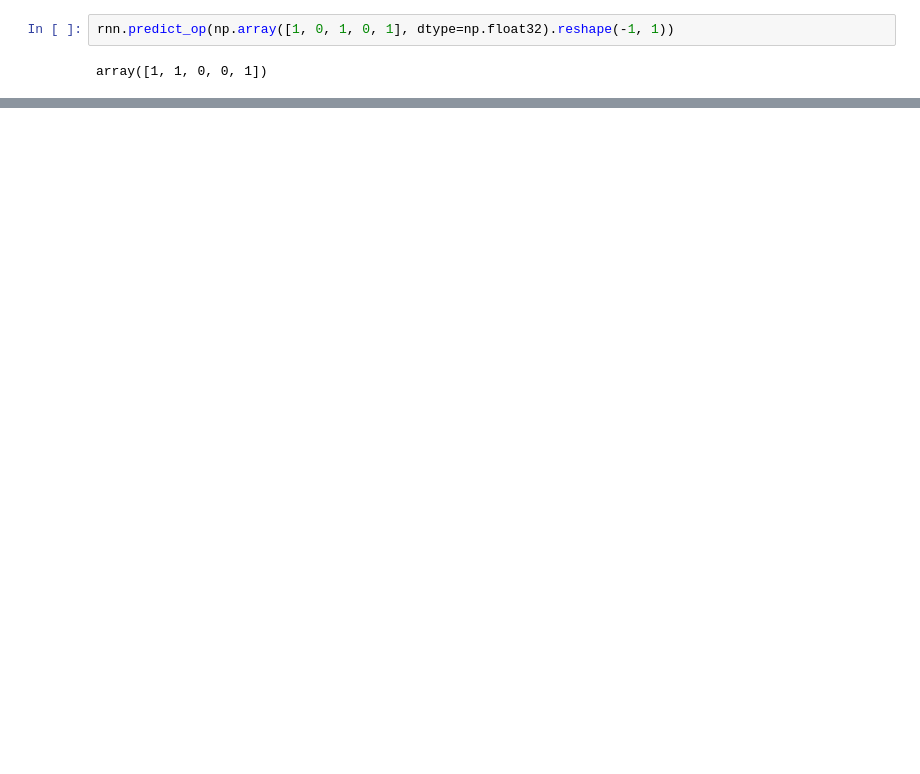
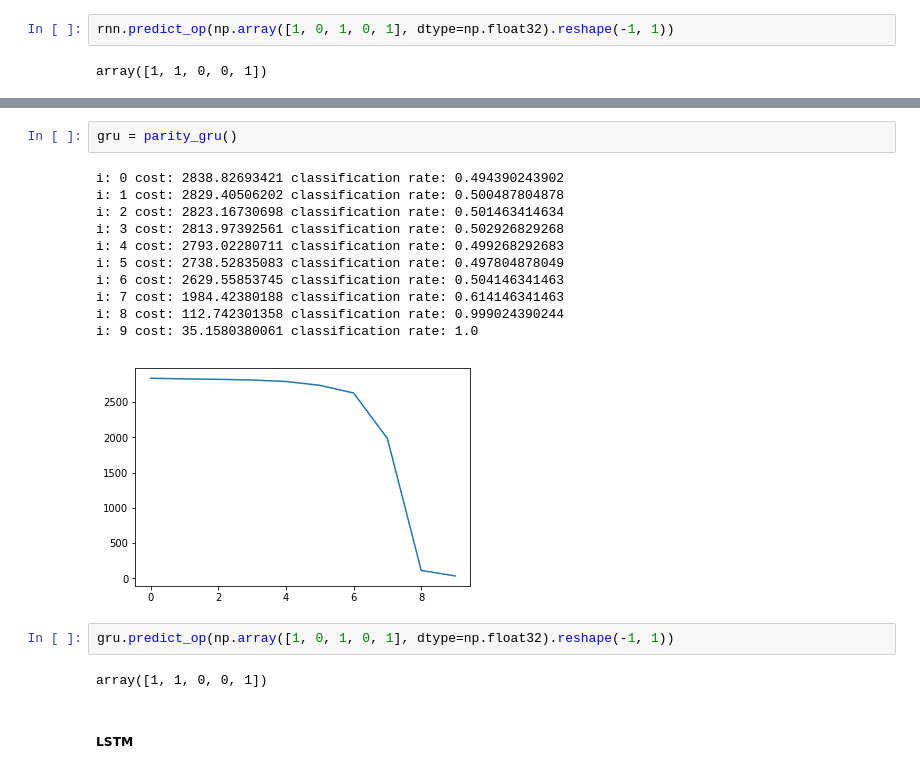
Before and after one commit to anujgupta82/LanguageModels, a Jupyter notebook: theano_models/recurrent_neural_network.ipynb, the cells around one changed output, grey strips where cells are left out. Cells and saved outputs as stored; diff of their text form; blank space fills up the shorter version.

```diff
--- a/theano_models/recurrent_neural_network.ipynb
+++ b/theano_models/recurrent_neural_network.ipynb
@@ -132,0 +245,20 @@ array([1, 1, 0, 0, 1])
+# %%
+gru = parity_gru()
+# %% [output]
+i: 0 cost: 2838.82693421 classification rate: 0.494390243902
+i: 1 cost: 2829.40506202 classification rate: 0.500487804878
+i: 2 cost: 2823.16730698 classification rate: 0.501463414634
+i: 3 cost: 2813.97392561 classification rate: 0.502926829268
+i: 4 cost: 2793.02280711 classification rate: 0.499268292683
+i: 5 cost: 2738.52835083 classification rate: 0.497804878049
+i: 6 cost: 2629.55853745 classification rate: 0.504146341463
+i: 7 cost: 1984.42380188 classification rate: 0.614146341463
+i: 8 cost: 112.742301358 classification rate: 0.999024390244
+i: 9 cost: 35.1580380061 classification rate: 1.0
+[figure, added]
+# %%
+gru.predict_op(np.array([1, 0, 1, 0, 1], dtype=np.float32).reshape(-1, 1))
+# %% [output]
+array([1, 1, 0, 0, 1])
+# %% [markdown]
+##### LSTM
```
Also changed, not shown: parts of 9 cells of this notebook.
